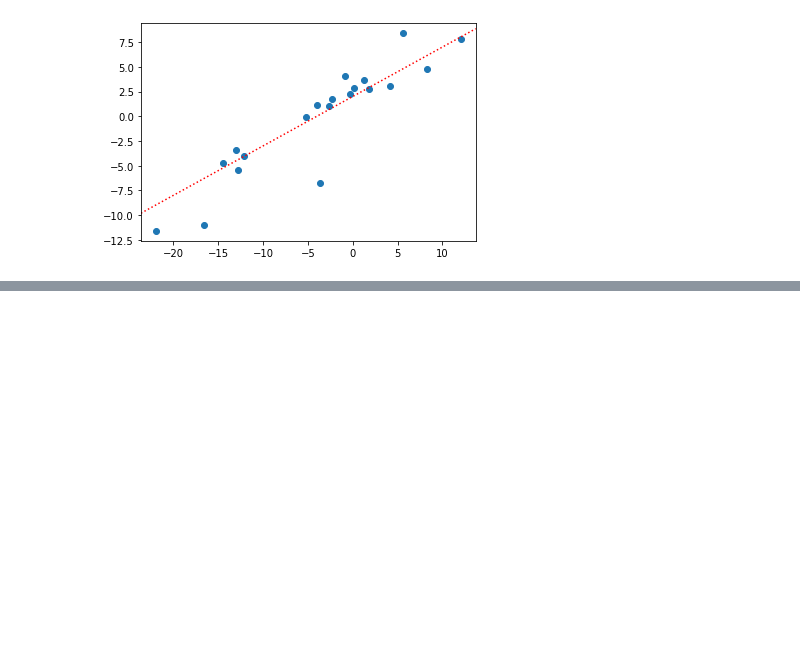
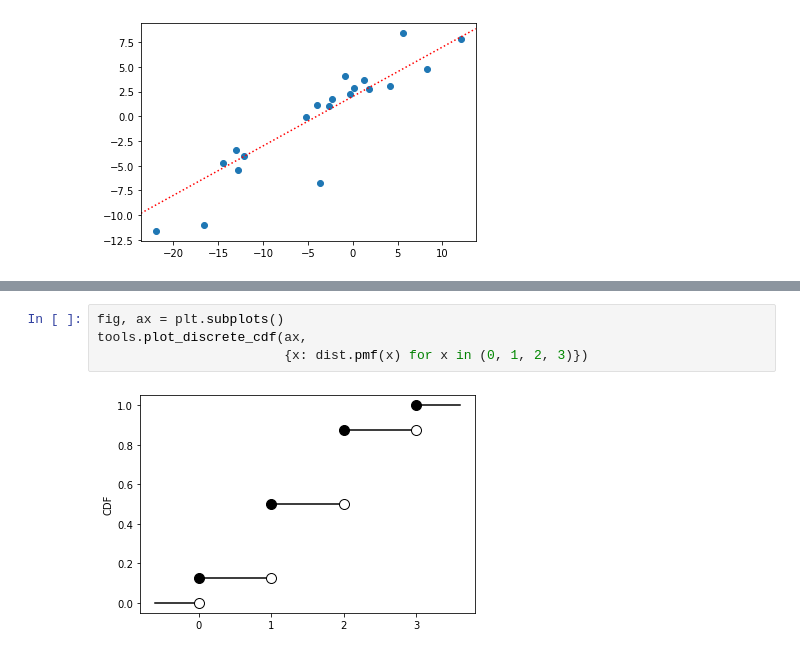
Before and after one commit to jackbenn/graphing_tools, a Jupyter notebook: Usage.ipynb, the cells around one changed output, grey strips where cells are left out. Cells and saved outputs as stored; diff of their text form; blank space fills up the shorter version.

Commit message:
add usage to discrete CDF

```diff
--- a/Usage.ipynb
+++ b/Usage.ipynb
@@ -117,0 +136,6 @@ tools.axdline(ax, 0.5, 2, c='red', ls=':')
+# %%
+fig, ax = plt.subplots()
+tools.plot_discrete_cdf(ax,
+                        {x: dist.pmf(x) for x in (0, 1, 2, 3)})
+# %% [output]
+[figure, added]
```
Also changed, not shown: parts of 3 cells of this notebook.
